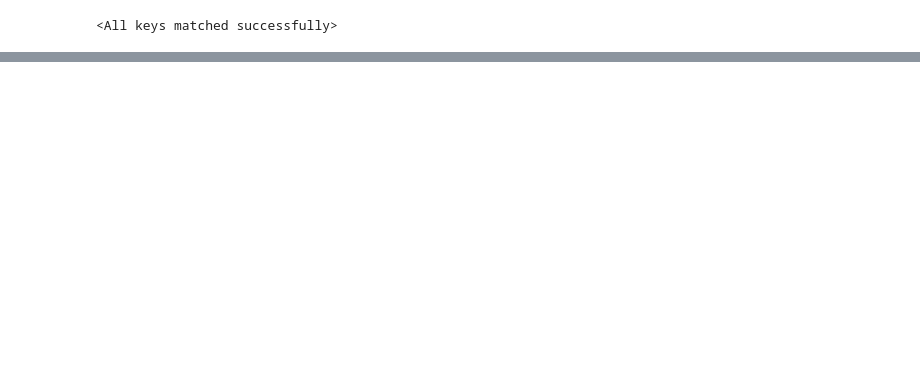
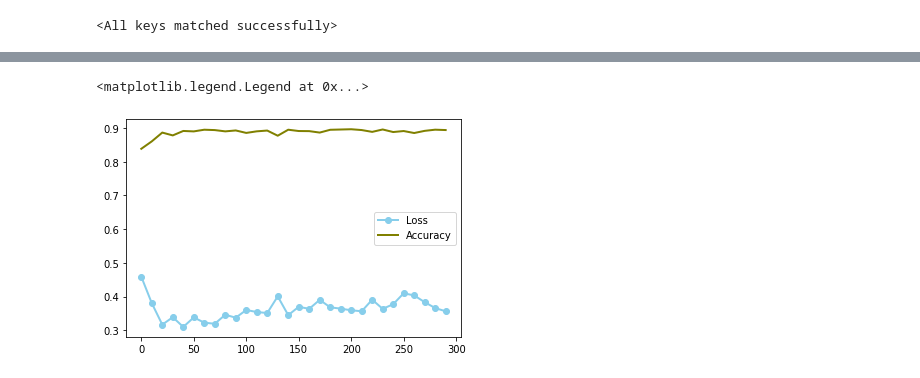
Before and after one commit to don3tan/MLCodingChallenge, a Jupyter notebook: nn.ipynb, the cells around one changed output, grey strips where cells are left out. Drawn from its saved outputs; the diff is of its cells as text; code cells hidden in the pictures; blank space fills up the shorter version.

```diff
--- a/nn.ipynb
+++ b/nn.ipynb
@@ -476,0 +549,8 @@ test_results
+# %%
+model = MNISTNet()
+# %%
+# case: gpu computing enabled
+if use_gpu == True:
+
+  # push model to the GPU
+  model = model.cuda()
@@ -476,0 +596,11 @@ test_results
+# %%
+# specify the training parameters
+num_epochs = 300 # number of training epochs
+mini_batch_size = 32 # size of the mini-batches
+
+# define learning rate and optimization strategy
+learning_rate = 0.001
+decay_rate = 0.01
+optimizer = optim.SGD(params=model.parameters(), lr=learning_rate, weight_decay = decay_rate)
+# %%
+train_dataloader = torch.utils.data.DataLoader(reshaped_train_dataset, batch_size=mini_batch_size, shuffle=True)
@@ -476,0 +742,9 @@ test_results
+# %%
+test_results_2 = pd.DataFrame(test_results_2)
+# multiple line plot
+plt.plot( test_results_2.iloc[:,0], test_results_2.iloc[:,1], marker='o', color='skyblue', linewidth=2,label="Loss")
+plt.plot( test_results_2.iloc[:,0], test_results_2.iloc[:,2], marker='', color='olive', linewidth=2, label="Accuracy")
+plt.legend()
+# %% [output]
+<matplotlib.legend.Legend at 0x...>
+[figure, added]
```
Also changed, not shown: parts of 33 cells of this notebook.
